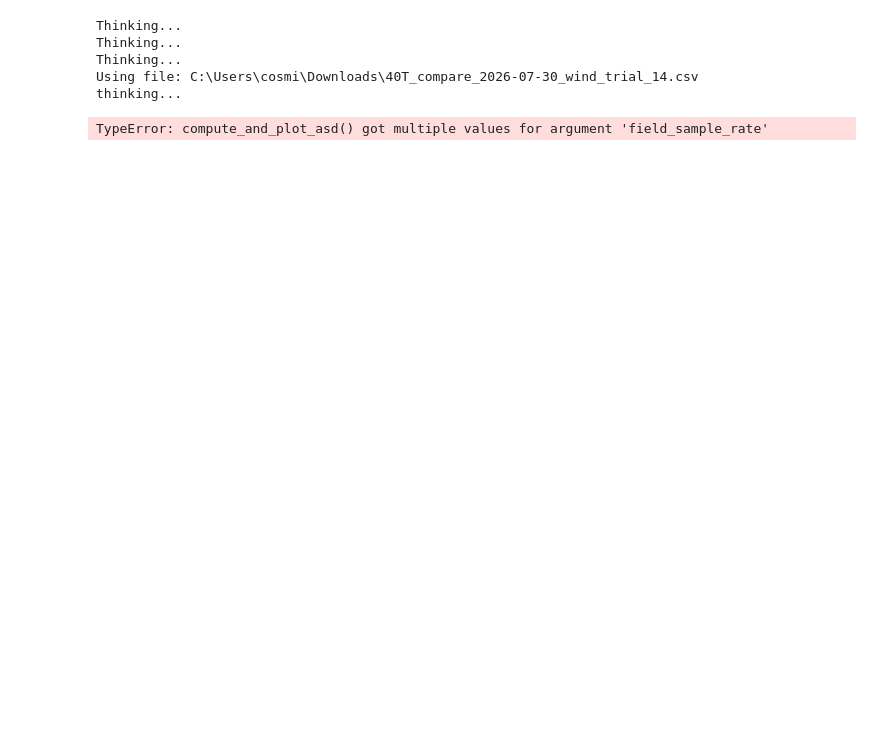
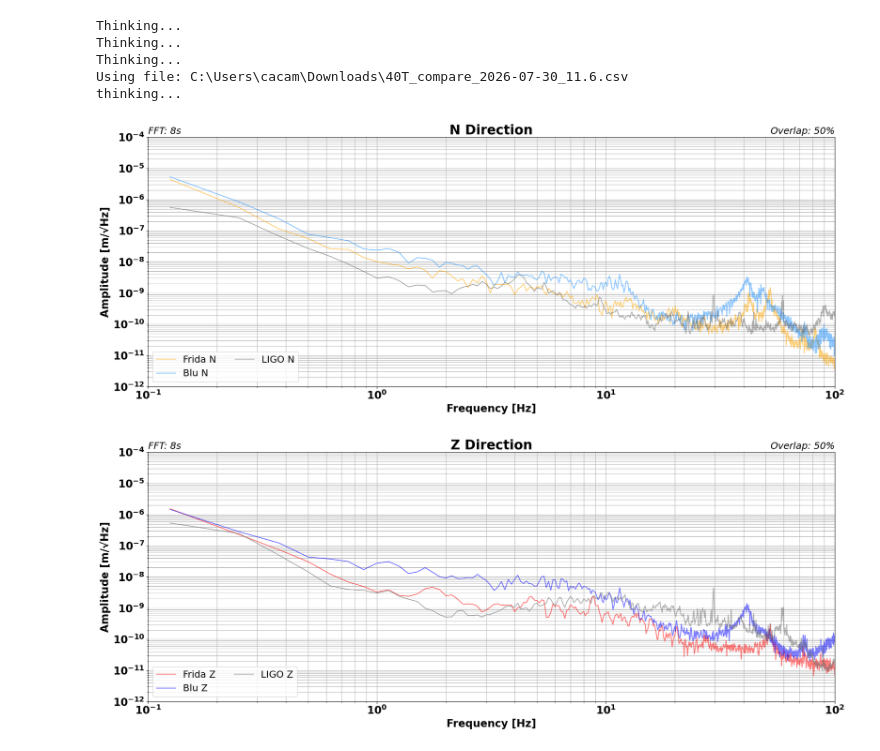
Before and after one commit to ceSiteTesting/CE_Site_Testing, a Jupyter notebook: Data_Analysis/40T_LIGO_compare.ipynb, the cells around one changed output. Cells and saved outputs as stored; diff of their text form; code cells hidden in the pictures; blank space fills up the shorter version.

```diff
--- a/Data_Analysis/40T_LIGO_compare.ipynb
+++ b/Data_Analysis/40T_LIGO_compare.ipynb
@@ -5,7 +5,7 @@
 
 
 
-data_file_path = r"C:\Users\cosmi\Downloads\40T_compare_2026-07-30_wind_trial_14.csv"
+data_file_path = r"C:\Users\cacam\Downloads\40T_compare_2026-07-30_11.6.csv"
 
 
 
@@ -193,8 +193,9 @@ ylabel_displacement     = "Amplitude [m/√Hz]"
 #   channel                               — 'all', 'east', 'north', or 'zed'
 
 
-def compute_and_plot_asd(seis1_z, seis1_n, seis1_e, seis2_z, seis2_n, seis2_e, field_sample_rate,
-                         ctrl_z, ctrl_n, ctrl_e, ctrl_sample_rate,
+def compute_and_plot_asd(seis1_z, seis1_n, seis1_e, seis2_z, seis2_n, seis2_e,
+                         ctrl_z, ctrl_n, ctrl_e,
+                         field_sample_rate, ctrl_sample_rate,
                          overlap, fft_window_s, y_min, y_max, x_min, x_max,
                          plot_type, channel):
 
@@ -229,38 +230,43 @@ def compute_and_plot_asd(seis1_z, seis1_n, seis1_e, seis2_z, seis2_n, seis2_e, f
                        'n': seis2_n,
                        'e': seis2_e}
 
-    seis_2_channels = {'z': ctrl_z,
+    ctrl_channels   = {'z': ctrl_z,
                        'n': ctrl_n,
                        'e': ctrl_e}
 
+
+    seis_1_results  = {}
+    seis_2_results  = {}
+    ctrl_results    = {}
+
+
+    input_channels  = {'seis_1': seis_1_channels,
+                       'seis_2': seis_2_channels,
+                       'ctrl':   ctrl_channels}
+
+    output_results  = {'seis_1': seis_1_results,
+                       'seis_2': seis_2_results,
+                       'ctrl':   ctrl_results}
+
     # ------------------------------------- Compute field ASDs ----------------------------------- #
 
+    for key in input_channels:
+        sr = ctrl_sample_rate if key == 'ctrl' else field_sample_rate
 
-    seis_1_results = {}
-    seis_2_results = {}
-    ctrl_results   = {}
-
-    sensors = {'seis_1': seis_1_results,
-               'seis_2': seis_2_results,
-               'ctrl'  : ctrl_results}
-
-    for key, data in sensors:
-
-        for key1, data in sensors[key].items():
+        for ch_key, data in input_channels[key].items():
             if data is None:
                 continue   # Skip channels that weren't passed in
 
-            freq, amp = welch_asd(data, field_sample_rate)
+            freq, amp = welch_asd(data, sr)
 
             if plot_type == 'displacement':
-
                 disp = np.where(freq > 0, amp / (2 * np.pi * freq), np.nan)
             else:
                 disp = None
 
-            sensors[key][key1]      = {'frequency': freq,
-                                        'amp':       amp,
-                                        'disp':      disp}
+            output_results[key][ch_key] = {'frequency': freq,
+                                            'amp':       amp,
+                                            'disp':      disp}
 
     # ------------------------ Decide which channels to include in this plot ---------------------- #
 
@@ -390,7 +396,8 @@ def compute_and_plot_asd(seis1_z, seis1_n, seis1_e, seis2_z, seis2_n, seis2_e, f
     ## Derive the output filename from the source CSV so plots stay tied to
     ## the run that produced them and don't overwrite each other
     base_name = os.path.splitext(os.path.basename(data_file_path))[0]
-    plt.savefig(f"C:\\Users\\cosmi\\OneDrive\\Pictures\\code_plots\\{base_name}_{ch}.pdf")
+    plt.savefig(f"C:\\Users\\cacam\\Pictures\\Plots\\{base_name}_{ch}.pdf")
+    #plt.savefig(f"C:\\Users\\cosmi\\OneDrive\\Pictures\\code_plots\\{base_name}_{ch}.pdf")
 
     plt.show()
 
@@ -408,32 +415,33 @@ common_args = dict(
     y_min             = y_min,
     y_max             = y_max,
     x_min             = x_min,
     x_max             = x_max,
     plot_type         = "displacement",
 )
 
 
 # ---------------------------------------------------------------------------- #
 
 
 '''
 # ── All Channels (combined plot) — uncomment to enable ────────────────────────
 compute_and_plot_asd(seis_1_z, seis_1_n, seis_1_e, seis_2_z, seis_2_n,seis_2_e
                      channel='all', **common_args)
 '''
 
 
 # ── North / East Channel ──────────────────────────────────────────────────────
 compute_and_plot_asd(None, frida_n, None, None, blu_n, None, None, ctrl_y, None,
                      channel = 'north', **common_args)
 
 # ── Vertical (Z) Channel ──────────────────────────────────────────────────────
 compute_and_plot_asd(frida_z, None, None, blu_z, None, None, ctrl_z, None, None,
                      channel = 'zed', **common_args)
 # %% [output]
 Thinking...
 Thinking...
 Thinking...
-Using file: C:\Users\cosmi\Downloads\40T_compare_2026-07-30_wind_trial_14.csv
+Using file: C:\Users\cacam\Downloads\40T_compare_2026-07-30_11.6.csv
 thinking...
-TypeError: compute_and_plot_asd() got multiple values for argument 'field_sample_rate'
+[figure, added]
+[figure, added]
```
Also changed, not shown: parts of 2 cells of this notebook.
